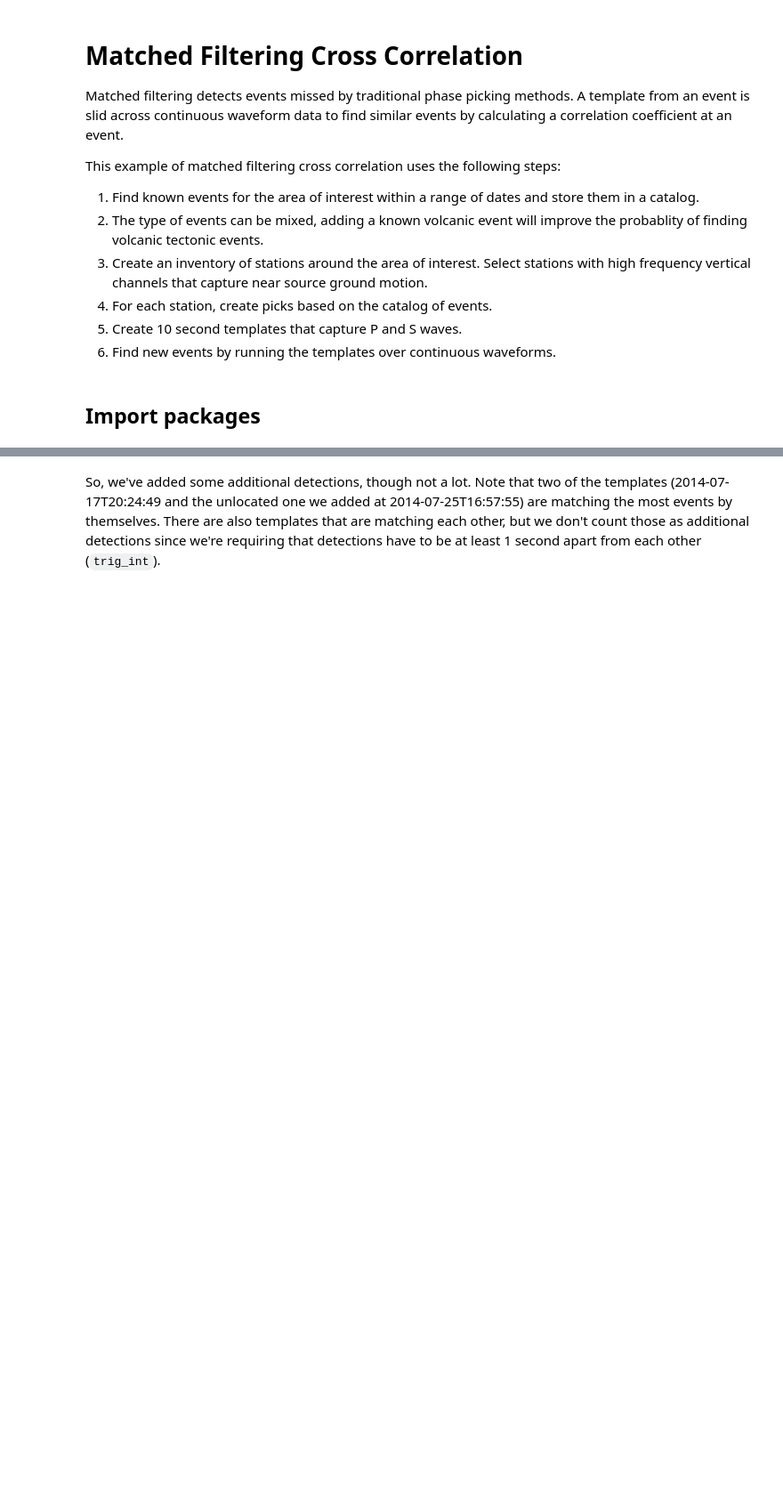
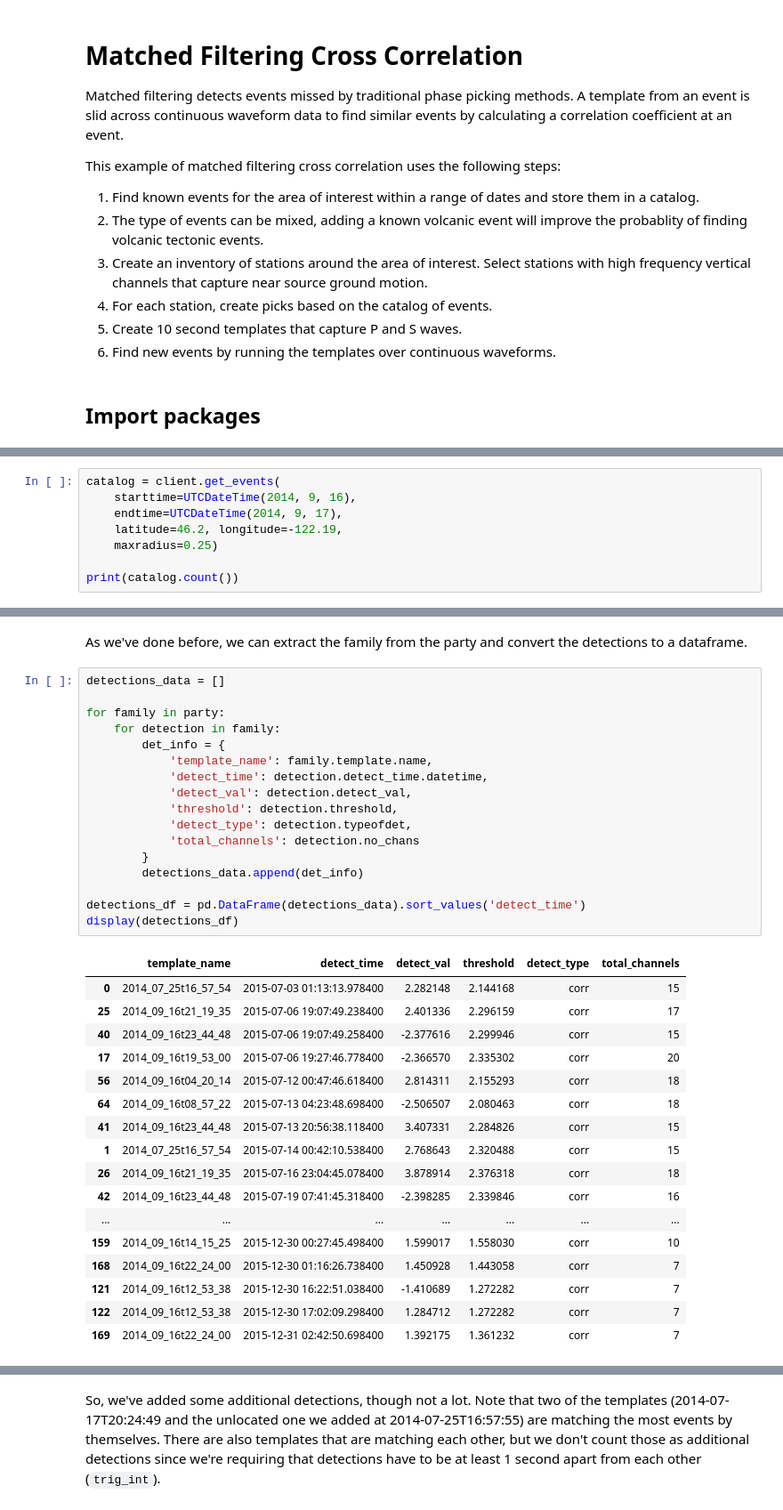
Before and after one commit to spara-earthscope/ssa_prototype, a Jupyter notebook: 5_cross_correlation.ipynb, the cells around one changed output, grey strips where cells are left out. Shown at 89% size. Cells and saved outputs as stored; diff of their text form; blank space fills up the shorter version.

```diff
--- a/5_cross_correlation.ipynb
+++ b/5_cross_correlation.ipynb
@@ -40,0 +136,8 @@ print(catalog.count())
+# %%
+catalog = client.get_events(
+    starttime=UTCDateTime(2014, 9, 16),
+    endtime=UTCDateTime(2014, 9, 17),
+    latitude=46.2, longitude=-122.19,
+    maxradius=0.25)
+
+print(catalog.count())
@@ -268,3 +411,40 @@ Last bit of data between 2014-08-10T23:55:52.069500Z and 2014-08-10T23:56:12.365
+# %% [markdown]
+As we've done before, we can extract the family from the party and convert the detections to a dataframe.
+# %%
+detections_data = []
+
+for family in party:
+    for detection in family:
+        det_info = {
+            'template_name': family.template.name,
+            'detect_time': detection.detect_time.datetime,
+            'detect_val': detection.detect_val,
+            'threshold': detection.threshold,
+            'detect_type': detection.typeofdet,
+            'total_channels': detection.no_chans
+        }
+        detections_data.append(det_info)
+
+detections_df = pd.DataFrame(detections_data).sort_values('detect_time')
+display(detections_df)
+# %% [output]
+|  | template_name | detect_time | detect_val | threshold | detect_type | total_channels |
+| 0 | 2014_07_25t16_57_54 | 2015-07-03 01:13:13.978400 | 2.282148 | 2.144168 | corr | 15 |
+| 25 | 2014_09_16t21_19_35 | 2015-07-06 19:07:49.238400 | 2.401336 | 2.296159 | corr | 17 |
+| 40 | 2014_09_16t23_44_48 | 2015-07-06 19:07:49.258400 | -2.377616 | 2.299946 | corr | 15 |
+| 17 | 2014_09_16t19_53_00 | 2015-07-06 19:27:46.778400 | -2.366570 | 2.335302 | corr | 20 |
+| 56 | 2014_09_16t04_20_14 | 2015-07-12 00:47:46.618400 | 2.814311 | 2.155293 | corr | 18 |
+| 64 | 2014_09_16t08_57_22 | 2015-07-13 04:23:48.698400 | -2.506507 | 2.080463 | corr | 18 |
+| 41 | 2014_09_16t23_44_48 | 2015-07-13 20:56:38.118400 | 3.407331 | 2.284826 | corr | 15 |
+| 1 | 2014_07_25t16_57_54 | 2015-07-14 00:42:10.538400 | 2.768643 | 2.320488 | corr | 15 |
+| 26 | 2014_09_16t21_19_35 | 2015-07-16 23:04:45.078400 | 3.878914 | 2.376318 | corr | 18 |
+| 42 | 2014_09_16t23_44_48 | 2015-07-19 07:41:45.318400 | -2.398285 | 2.339846 | corr | 16 |
+| ... | ... | ... | ... | ... | ... | ... |
+| 159 | 2014_09_16t14_15_25 | 2015-12-30 00:27:45.498400 | 1.599017 | 1.558030 | corr | 10 |
+| 168 | 2014_09_16t22_24_00 | 2015-12-30 01:16:26.738400 | 1.450928 | 1.443058 | corr | 7 |
+| 121 | 2014_09_16t12_53_38 | 2015-12-30 16:22:51.038400 | -1.410689 | 1.272282 | corr | 7 |
+| 122 | 2014_09_16t12_53_38 | 2015-12-30 17:02:09.298400 | 1.284712 | 1.272282 | corr | 7 |
+| 169 | 2014_09_16t22_24_00 | 2015-12-31 02:42:50.698400 | 1.392175 | 1.361232 | corr | 7 |
 # %%
 party.plot(plot_grouped=True)
 party.plot(plot_grouped=False)
```
Also changed, not shown: parts of 36 cells of this notebook.
